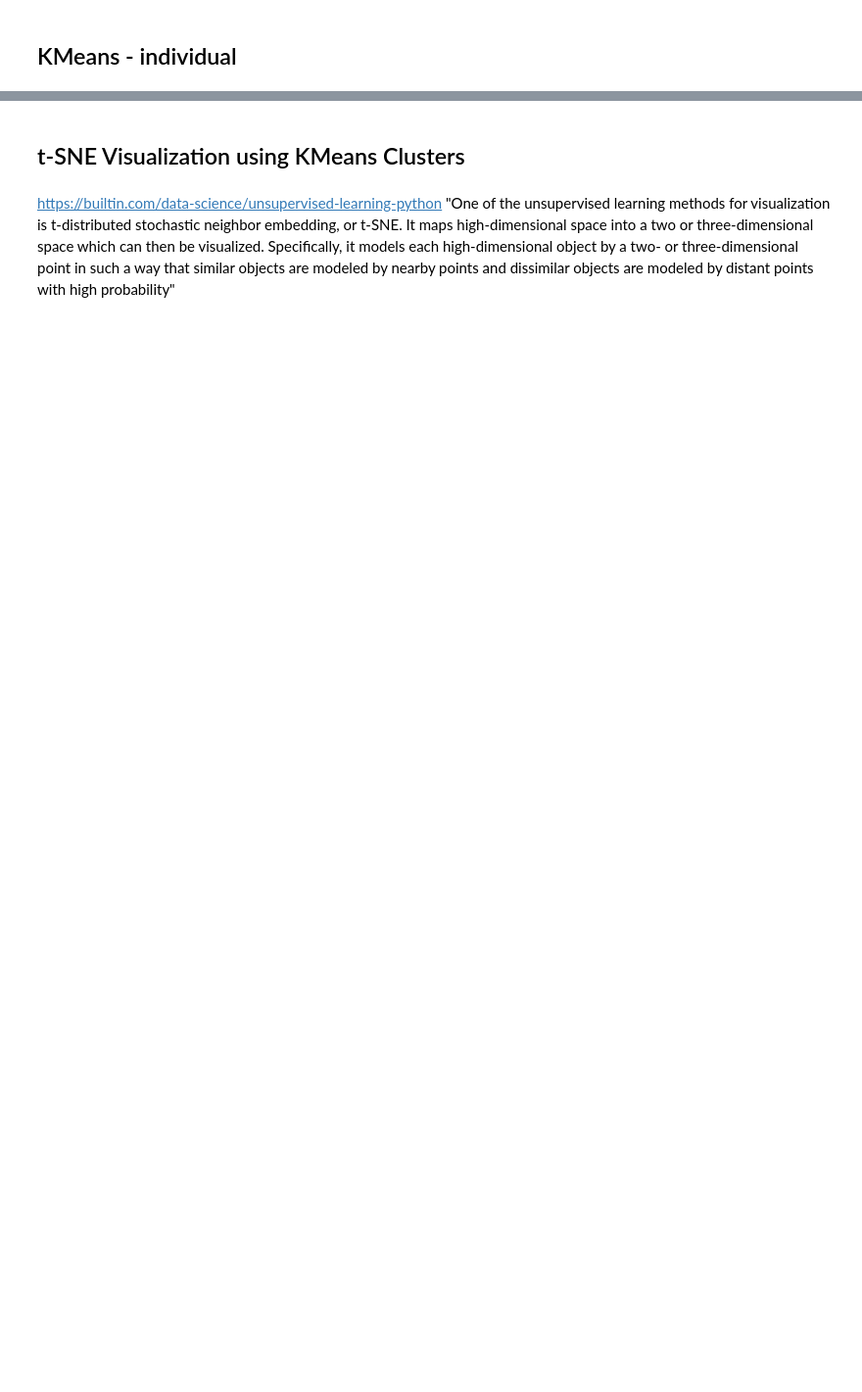
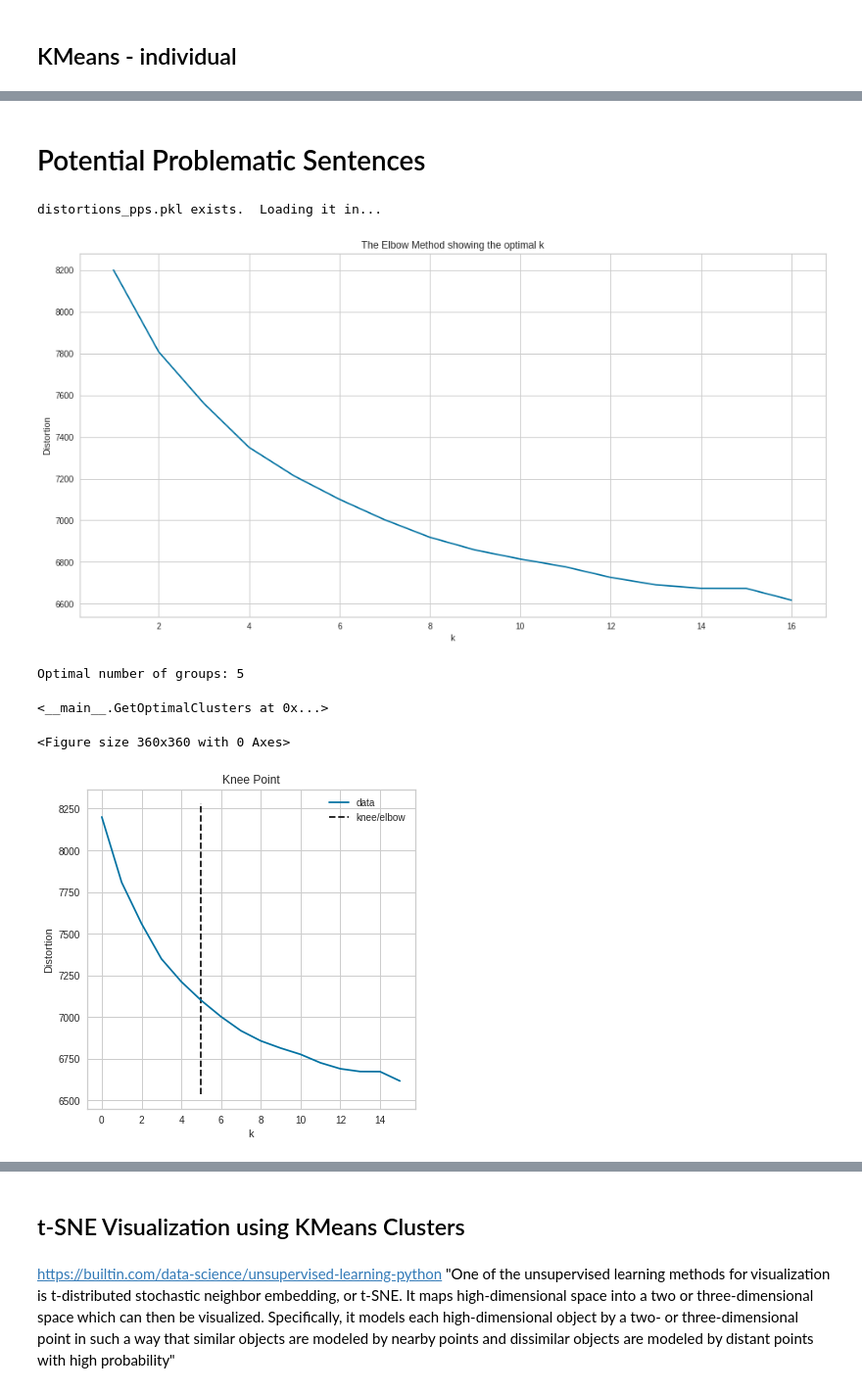
Before and after one commit to xjseabrum/comp_disc_S22_proj, a Jupyter notebook: main_proj.ipynb, the cells around one changed output, grey strips where cells are left out. Shown at 98% size. Cells and saved outputs as stored; diff of their text form; code cells hidden in the pictures; blank space fills up the shorter version.

```diff
--- a/main_proj.ipynb
+++ b/main_proj.ipynb
@@ -500,0 +542,21 @@ def tag_visualization(kmeans_label,pdtb_tag):
+# %% [markdown]
+# Potential Problematic Sentences
+# %%
+ # Declaring group 4 as potential problematic sentences (pps)
+df = km.get_generated_class_object().get_df()
+pps = df[df["algo"] == 4]
+pps_indicies = pps.index.values
+X_pps = [X[i] for i in pps_indicies]
+X_sent_pps = [X_sentences[i] for i in pps_indicies]
+rel_tag_pps = [rel_tag[i] for i in pps_indicies]
+# %%
+GetOptimalClusters(filename = "distortions_pps.pkl",
+                   representation_list = X_pps,
+                   max_clusters = 16)
+# %% [output]
+distortions_pps.pkl exists.  Loading it in...
+[figure, added]
+Optimal number of groups: 5
+<__main__.GetOptimalClusters at 0x...>
+<Figure size 360x360 with 0 Axes>
+[figure, added]
```
Also changed, not shown: parts of 62 cells of this notebook.
